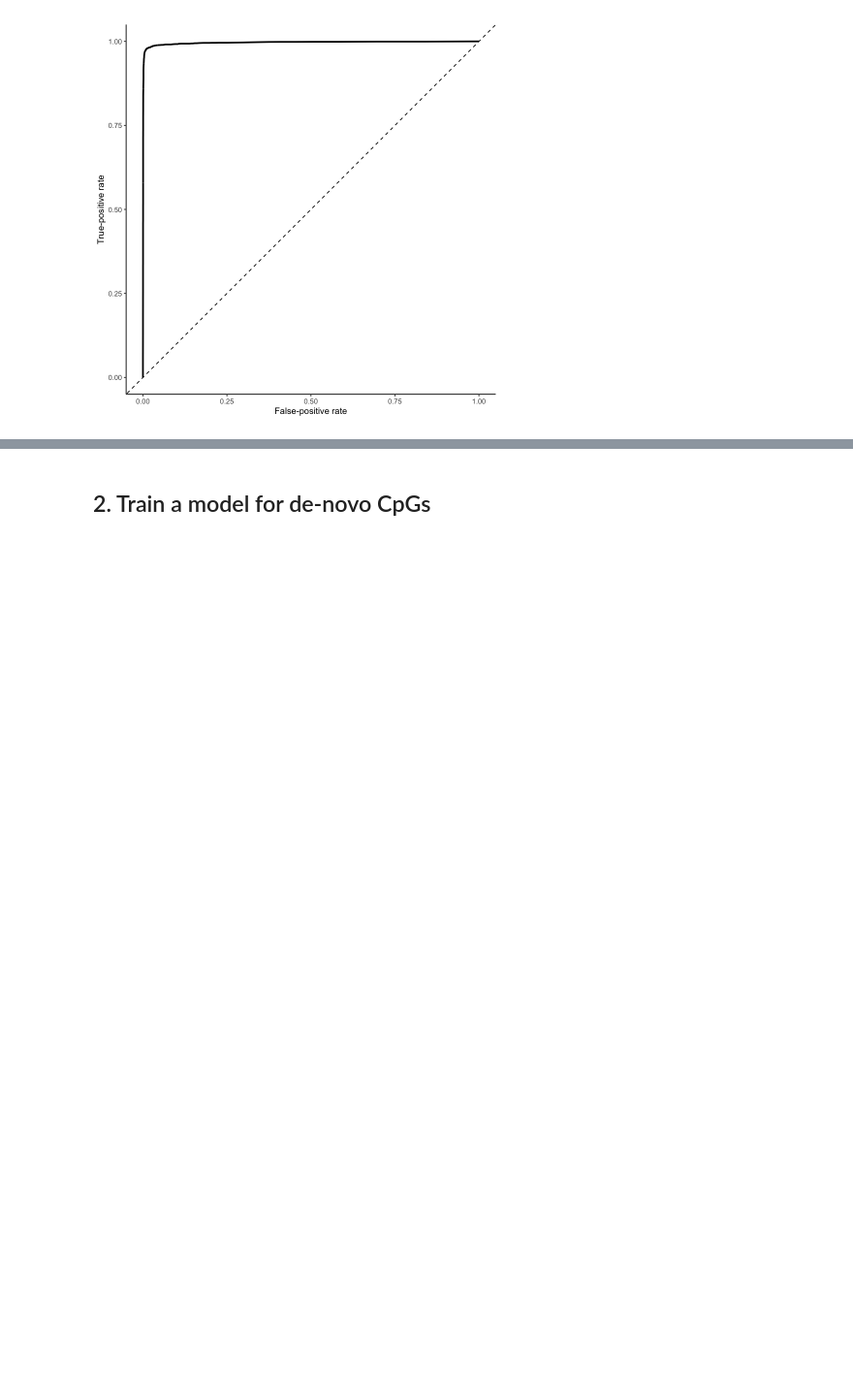
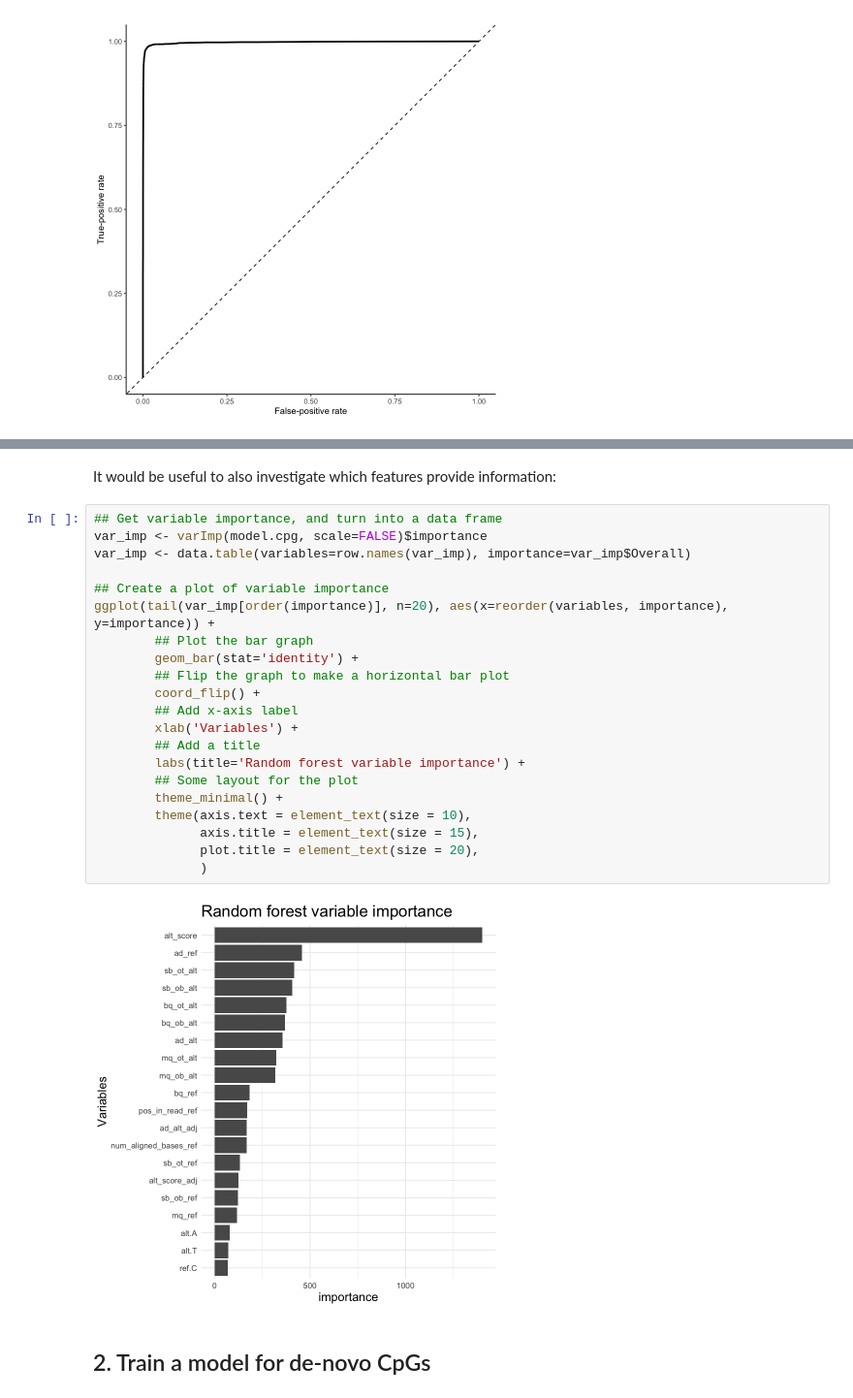
Before and after one commit to bsbludwig/rastair, a Jupyter notebook: Analysis/vcf_to_train.ipynb, the cells around one changed output, grey strips where cells are left out. Shown at 97% size. Drawn from its saved outputs; the diff is of its cells as text; blank space fills up the shorter version.

Commit message:
Added feature important plot

```diff
--- a/Analysis/vcf_to_train.ipynb
+++ b/Analysis/vcf_to_train.ipynb
@@ -299,5 +299,30 @@ Prediction   REF   SNP
 
        'Positive' Class : SNP
+# %% [markdown]
+It would be useful to also investigate which features provide information:
+# %%
+## Get variable importance, and turn into a data frame
+var_imp <- varImp(model.cpg, scale=FALSE)$importance
+var_imp <- data.table(variables=row.names(var_imp), importance=var_imp$Overall)
+
+## Create a plot of variable importance
+ggplot(tail(var_imp[order(importance)], n=20), aes(x=reorder(variables, importance), y=importance)) +
+        ## Plot the bar graph
+        geom_bar(stat='identity') +
+        ## Flip the graph to make a horizontal bar plot
+        coord_flip() +
+        ## Add x-axis label
+        xlab('Variables') +
+        ## Add a title
+        labs(title='Random forest variable importance') +
+        ## Some layout for the plot
+        theme_minimal() +
+        theme(axis.text = element_text(size = 10),
+              axis.title = element_text(size = 15),
+              plot.title = element_text(size = 20),
+              )
+# %% [output]
+[figure, added]
 # %% [markdown]
 ## 2. Train a model for de-novo CpGs
 # %%
```
Also changed, not shown: parts of 9 cells of this notebook, 1 other file.
